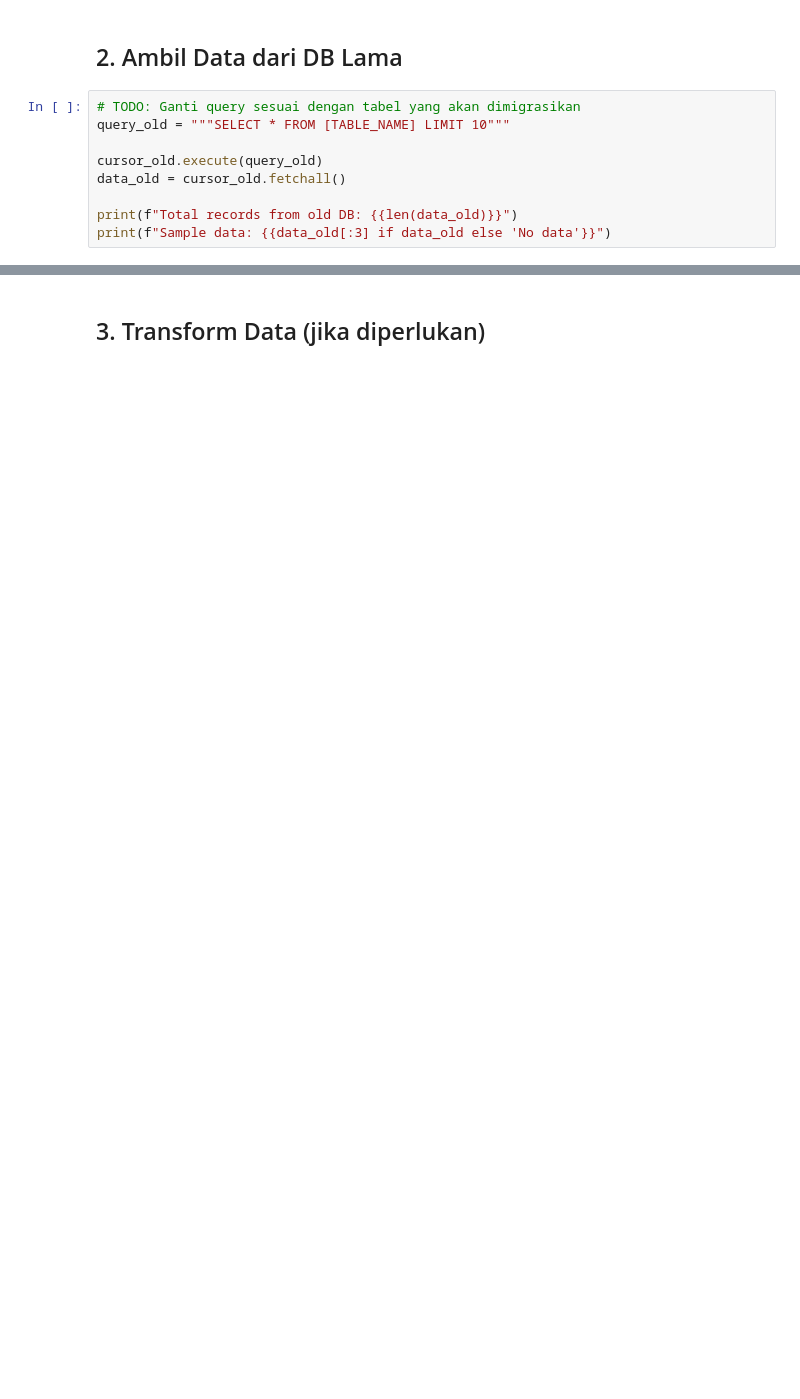
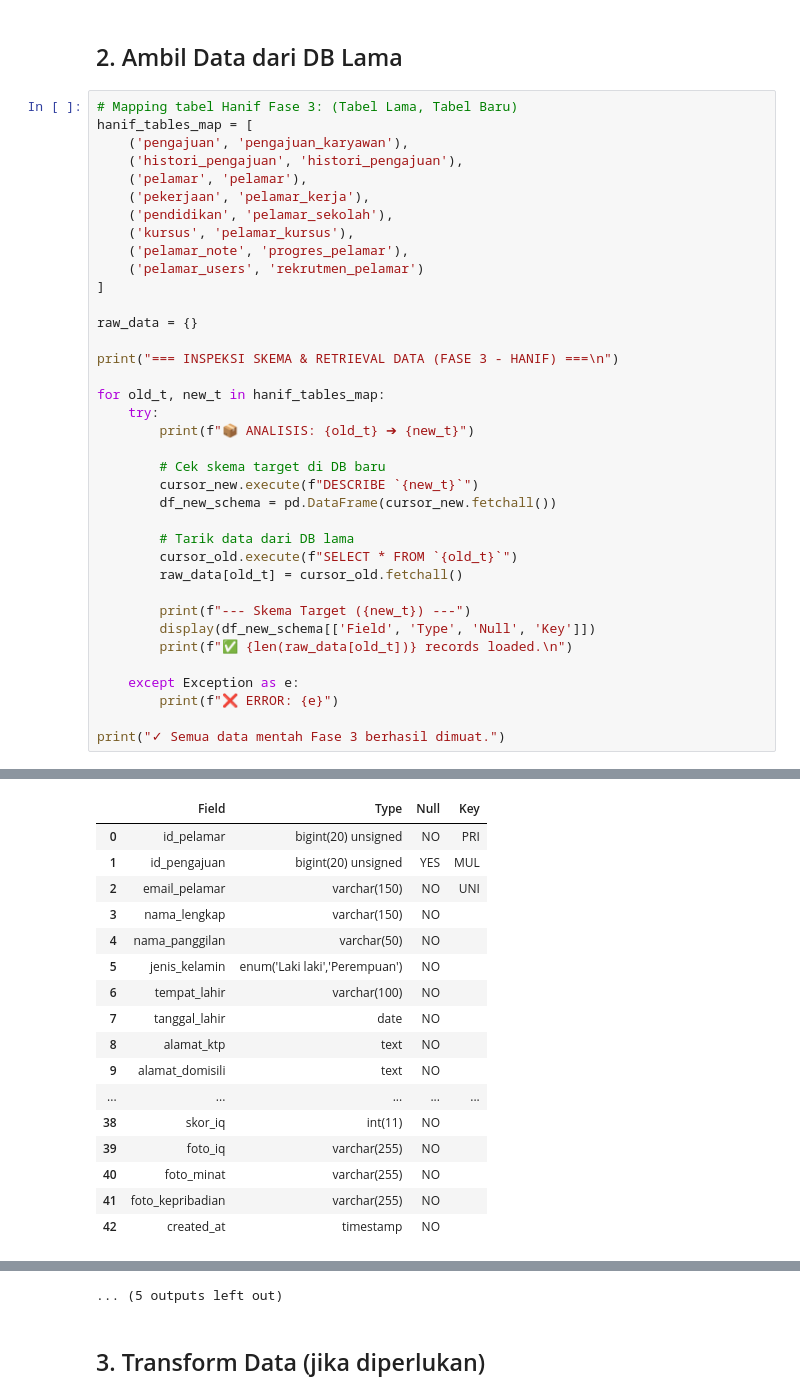
Before and after one commit to umamhaniff/DB_Migration_Leap, a Jupyter notebook: fase_3/script_hanif.ipynb, the cells around one changed output, grey strips where cells are left out. Saved outputs shown, nothing was run; the diff lists cells and outputs as text; blank space fills up the shorter version.

Commit message:
hanif fase 1

```diff
--- a/fase_3/script_hanif.ipynb
+++ b/fase_3/script_hanif.ipynb
@@ -33,11 +40,40 @@ print(f'Connected to new database: {config["db_new"]["database"]}')
 # %% [markdown]
 ## 2. Ambil Data dari DB Lama
-# %%
-# TODO: Ganti query sesuai dengan tabel yang akan dimigrasikan
-query_old = """SELECT * FROM [TABLE_NAME] LIMIT 10"""
-
-cursor_old.execute(query_old)
-data_old = cursor_old.fetchall()
-
-print(f"Total records from old DB: {{len(data_old)}}")
-print(f"Sample data: {{data_old[:3] if data_old else 'No data'}}")
+# %%
+# Mapping tabel Hanif Fase 3: (Tabel Lama, Tabel Baru)
+hanif_tables_map = [
+    ('pengajuan', 'pengajuan_karyawan'),
+    ('histori_pengajuan', 'histori_pengajuan'),
+    ('pelamar', 'pelamar'),
+    ('pekerjaan', 'pelamar_kerja'),
+    ('pendidikan', 'pelamar_sekolah'),
+    ('kursus', 'pelamar_kursus'),
+    ('pelamar_note', 'progres_pelamar'),
+    ('pelamar_users', 'rekrutmen_pelamar')
+]
+
+raw_data = {}
+
+print("=== INSPEKSI SKEMA & RETRIEVAL DATA (FASE 3 - HANIF) ===\n")
+
+for old_t, new_t in hanif_tables_map:
+    try:
+        print(f"📦 ANALISIS: {old_t} ➔ {new_t}")
+
+        # Cek skema target di DB baru
+        cursor_new.execute(f"DESCRIBE `{new_t}`")
+        df_new_schema = pd.DataFrame(cursor_new.fetchall())
+
+        # Tarik data dari DB lama
+        cursor_old.execute(f"SELECT * FROM `{old_t}`")
+        raw_data[old_t] = cursor_old.fetchall()
+
+        print(f"--- Skema Target ({new_t}) ---")
+        display(df_new_schema[['Field', 'Type', 'Null', 'Key']])
+        print(f"✅ {len(raw_data[old_t])} records loaded.\n")
+
+    except Exception as e:
+        print(f"❌ ERROR: {e}")
+
+print("✓ Semua data mentah Fase 3 berhasil dimuat.")
+# %% [output]
@@ -43,0 +109,17 @@ print(f"Sample data: {{data_old[:3] if data_old else 'No data'}}")
+|  | Field | Type | Null | Key |
+| 0 | id_pelamar | bigint(20) unsigned | NO | PRI |
+| 1 | id_pengajuan | bigint(20) unsigned | YES | MUL |
+| 2 | email_pelamar | varchar(150) | NO | UNI |
+| 3 | nama_lengkap | varchar(150) | NO |  |
+| 4 | nama_panggilan | varchar(50) | NO |  |
+| 5 | jenis_kelamin | enum('Laki laki','Perempuan') | NO |  |
+| 6 | tempat_lahir | varchar(100) | NO |  |
+| 7 | tanggal_lahir | date | NO |  |
+| 8 | alamat_ktp | text | NO |  |
+| 9 | alamat_domisili | text | NO |  |
+| ... | ... | ... | ... | ... |
+| 38 | skor_iq | int(11) | NO |  |
+| 39 | foto_iq | varchar(255) | NO |  |
+| 40 | foto_minat | varchar(255) | NO |  |
+| 41 | foto_kepribadian | varchar(255) | NO |  |
+| 42 | created_at | timestamp | NO |  |
@@ -44,2 +162,3 @@ print(f"Sample data: {{data_old[:3] if data_old else 'No data'}}")
+... (5 outputs left out)
 # %% [markdown]
 ## 3. Transform Data (jika diperlukan)
```
Also changed, not shown: parts of 11 cells of this notebook, 1 other file.
